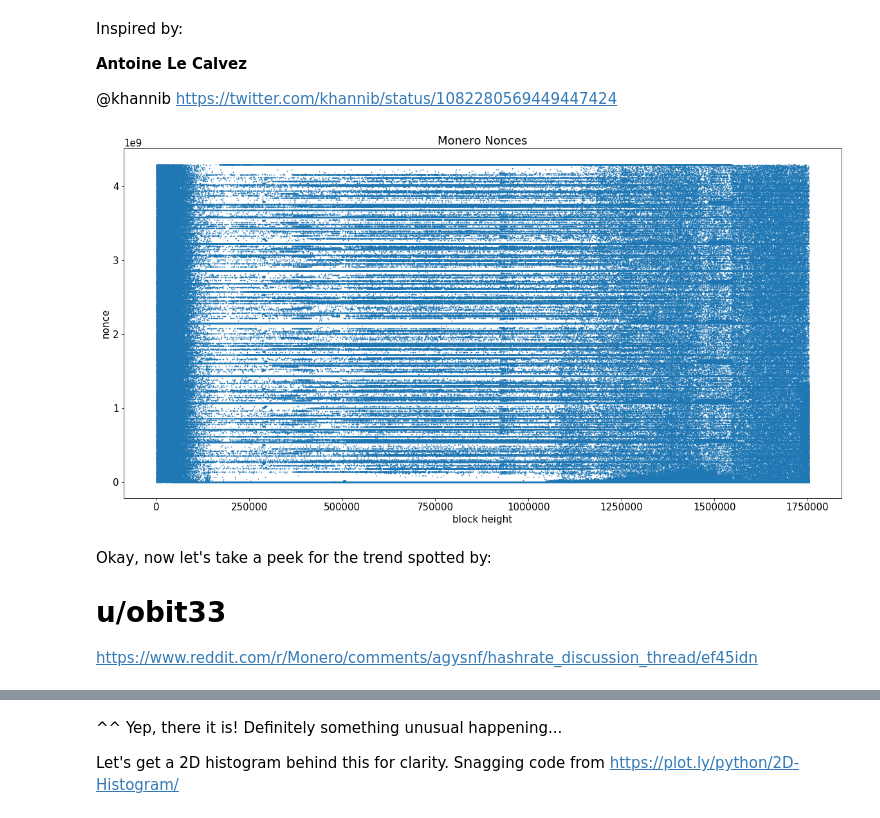
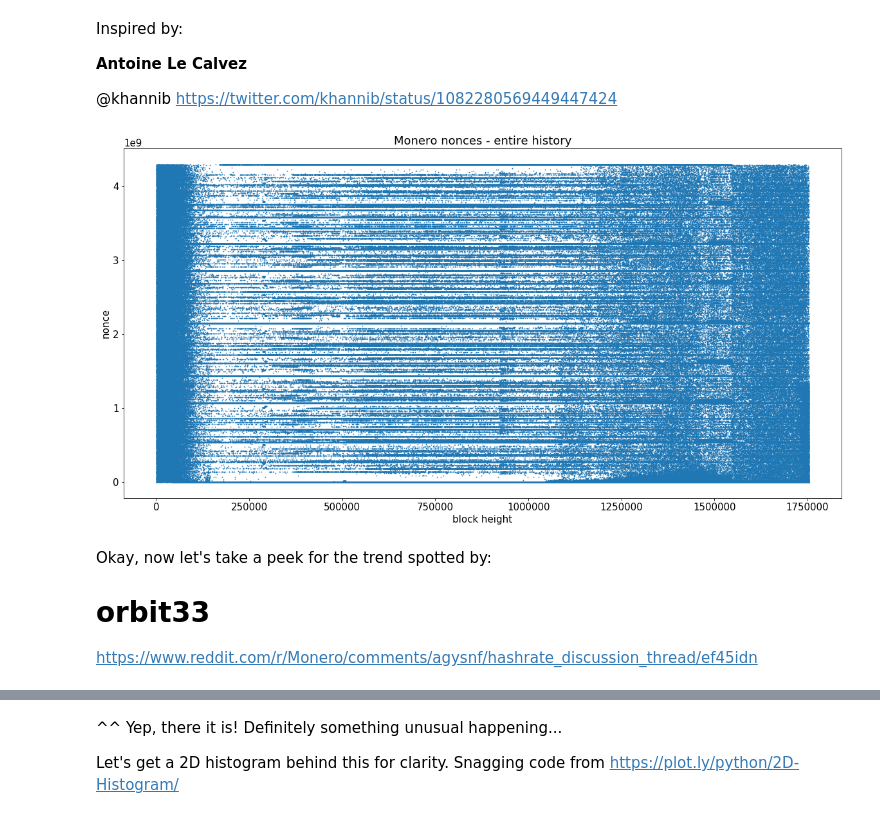
Before and after one commit to noncesense-research-lab/nonce_distribution, a Jupyter notebook: nonce_distribution.ipynb, the cells around one changed output, grey strips where cells are left out. Cells and saved outputs as stored; diff of their text form; code cells hidden in the pictures.

```diff
--- a/nonce_distribution.ipynb
+++ b/nonce_distribution.ipynb
@@ -192,16 +192,16 @@ pow_tweak_fork_height = 1546000
 # %%
 fig, ax = plt.subplots(figsize=(20, 10))
 plt.scatter(df.id, df.nonce, s=0.5)
-plt.title('Monero Nonces')
+plt.title('Monero nonces - entire history')
 plt.xlabel('block height')
 plt.ylabel('nonce')
 plt.show()
 # %% [output]
-[figure, old version]
+[figure, new version]
 # %% [markdown]
 Okay, now let's take a peek for the trend spotted by:
 
-# u/obit33
+# orbit33
 
 https://www.reddit.com/r/Monero/comments/agysnf/hashrate_discussion_thread/ef45idn
 # %%
```
Also changed, not shown: parts of 3 cells of this notebook.
